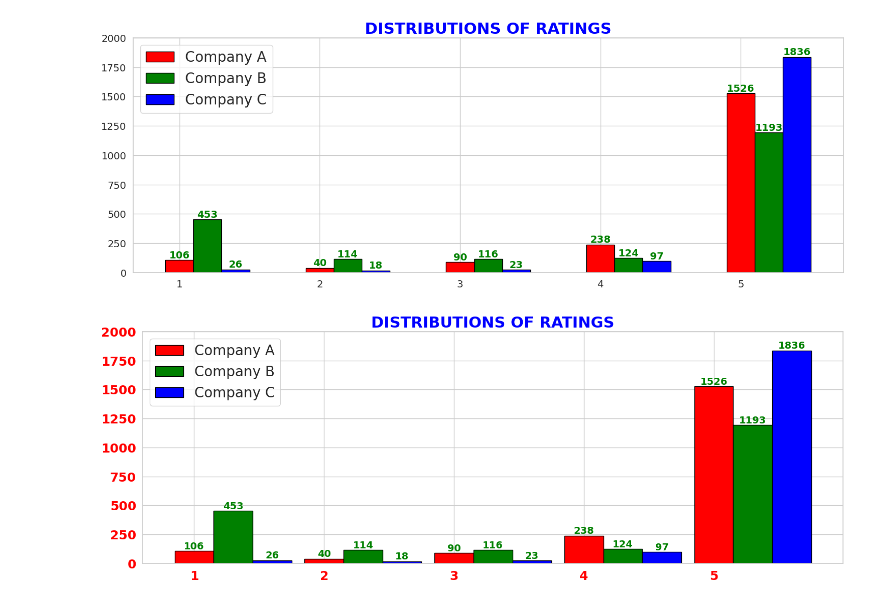
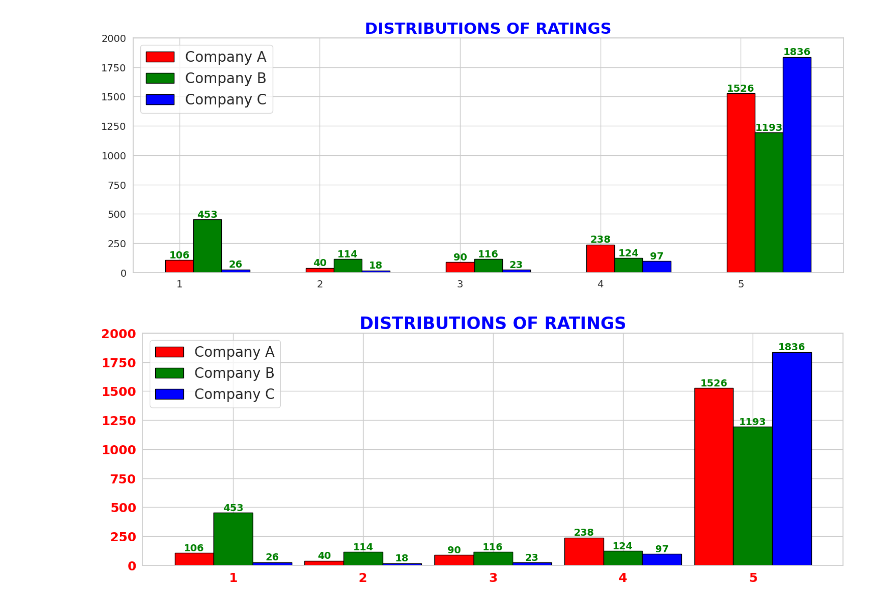
Before and after one commit to arifaygun/CustomerEye, a Jupyter notebook: Company_Reviews(Master).ipynb, the cells around one changed output. Cells and saved outputs as stored; diff of their text form; code cells hidden in the pictures.

```diff
--- a/Company_Reviews(Master).ipynb
+++ b/Company_Reviews(Master).ipynb
@@ -863,38 +863,34 @@ bar_width = 0.3  # Adjust bar width
 
 for i, (company_df, company_name) in enumerate(zip(companies, company_names)):
     # Create a bar plot of ratings for each company with unique colors for each bar
     rating_counts = company_df['Rating'].value_counts().sort_index()
     bars = plt.bar(rating_counts.index + i * (bar_width), rating_counts, width=bar_width, color=company_colors[i], edgecolor='black', label=company_name)
 
     # Set custom bar labels at the center of each bar
     for bar, color in zip(bars, colors):
         bar_x = bar.get_x() + bar.get_width() / 2
         bar_height = bar.get_height()
         plt.text(bar_x, bar_height, str(int(bar_height)), ha='center', va='bottom', fontsize=14, fontweight='bold', color='green')
 
 # Add title, xlabel, and ylabel with specified font sizes and styles
-plt.title('DISTRIBUTIONS OF RATINGS', fontsize=22, fontweight='bold', color='blue')
+plt.title('DISTRIBUTIONS OF RATINGS', fontsize=24, fontweight='bold', color='blue')
 
 # Set xticks font size, style, and remove decimal ticks for x-axis
 plt.tick_params(axis='x', which='major', labelsize=18, color='red')
 
-# Manually set xtick labels as bold and red
-plt.xticks(range(1, 6), [f"{label}" for label in range(1, 6)], fontsize=18, fontweight='bold', color='red')
-
+# Manually set xtick labels as bold and red, and center them between bars
+plt.xticks([i + bar_width * (len(companies) - 1) / 2 for i in range(1, 6)], [f"{label}" for label in range(1, 6)], fontsize=18, fontweight='bold', color='red')
 
 # Set yticks font size, style, and remove decimal ticks for y-axis
 plt.tick_params(axis='y', which='major', labelsize=18, color='red')
 
 # Manually set ytick labels as bold and red
 plt.yticks([int(label) for label in plt.yticks()[0]], fontsize=18, fontweight='bold', color='red')
 
-# Manually set ytick labels as bold and red
-plt.yticklabels = [f"{int(label)}" for label in plt.yticks()[0]]
-
 # Add a bigger legend with specified font size
 plt.legend(fontsize=20)
 
 # Show the plot
 plt.show()
 # %% [output]
-[figure, old version]
+[figure, new version]
```
